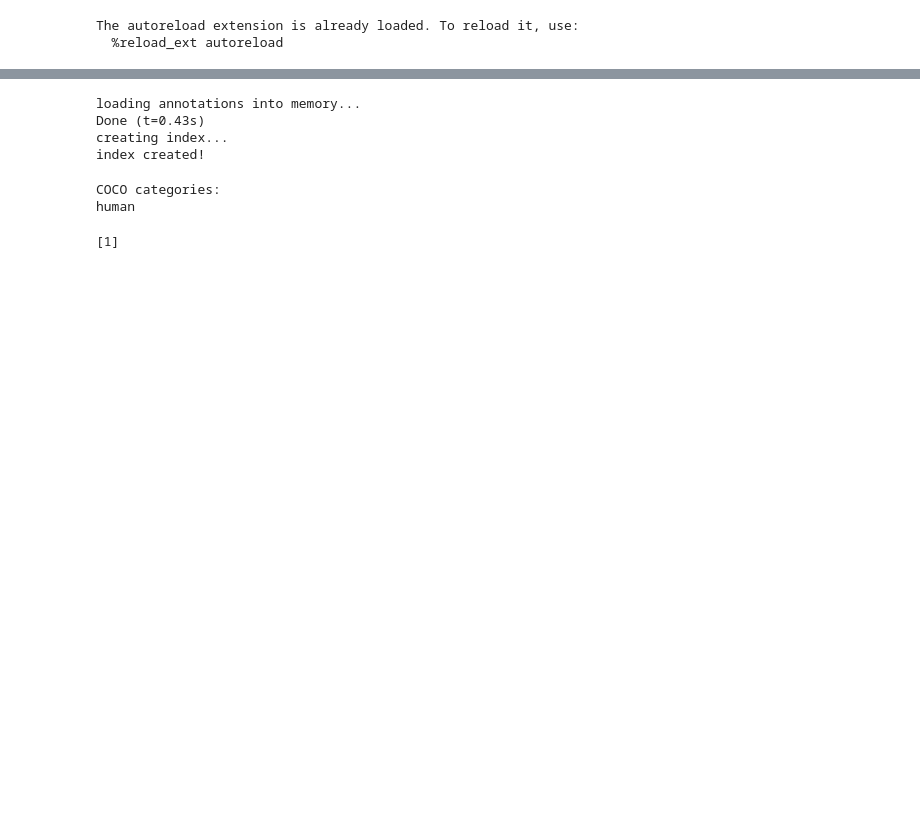
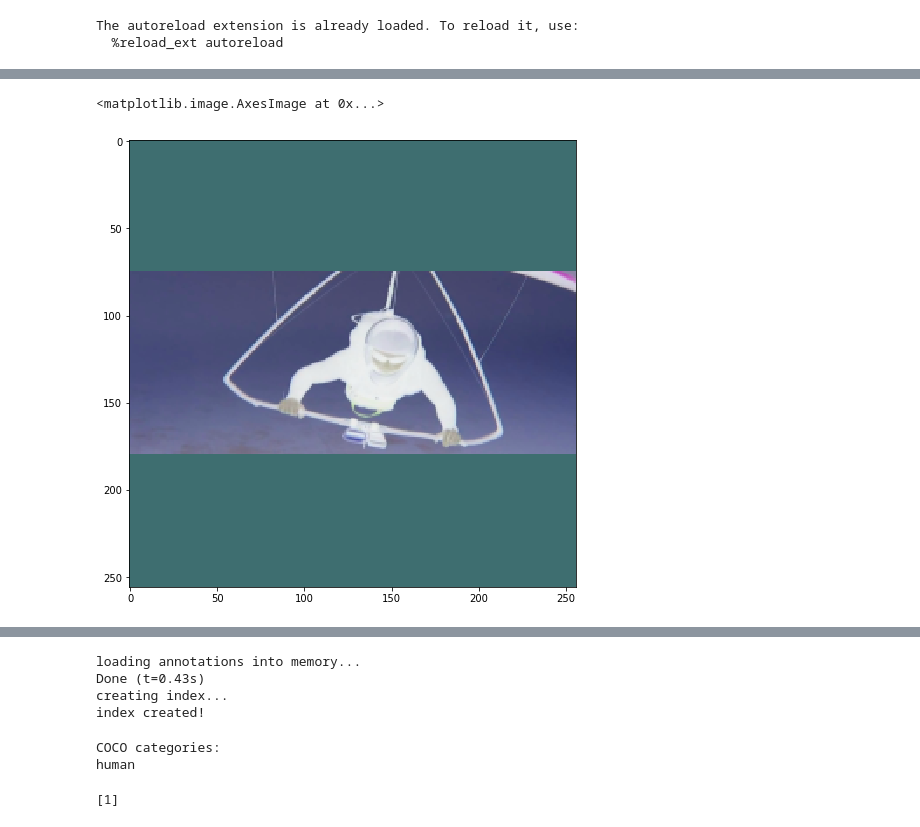
Before and after one commit to yuanzhedong/PoseEstimationForMobile, a Jupyter notebook: training/src/Pose Data.ipynb, the cells around one changed output, grey strips where cells are left out. Saved outputs shown, nothing was run; the diff lists cells and outputs as text; code cells hidden in the pictures; blank space fills up the shorter version.

```diff
--- a/training/src/Pose Data.ipynb
+++ b/training/src/Pose Data.ipynb
@@ -62,0 +85,5 @@ Use `for ... in dataset:` to iterate over a dataset. If using `tf.estimator`, re
+# %%
+plt.imshow(x[0,:,:,:])
+# %% [output]
+<matplotlib.image.AxesImage at 0x...>
+[figure, added]
```
Also changed, not shown: parts of 31 cells of this notebook, 7 other files.
